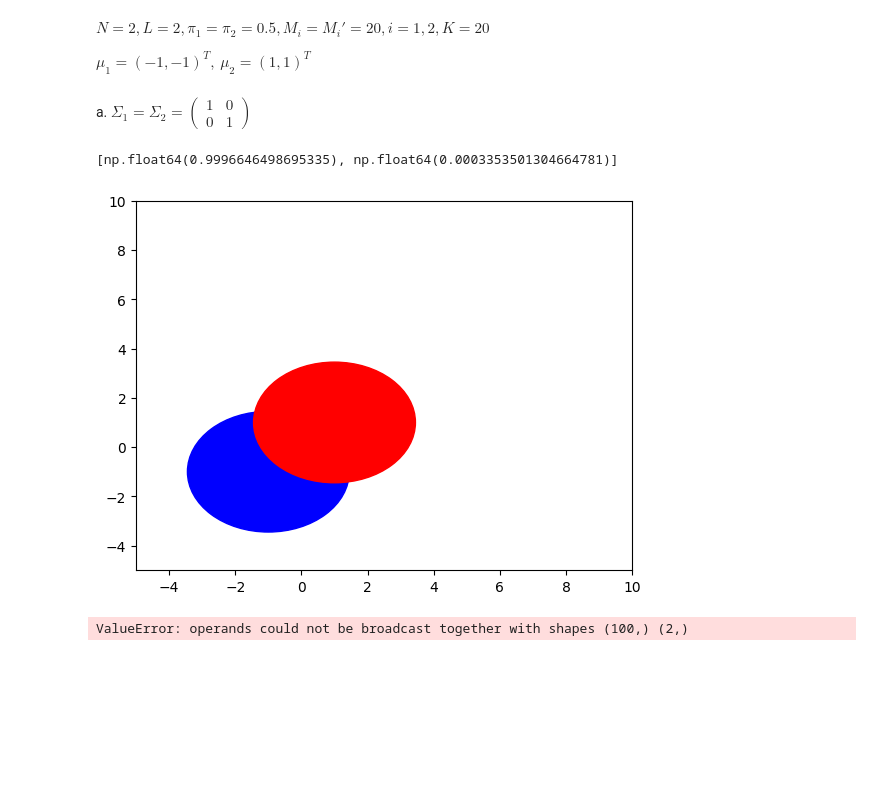
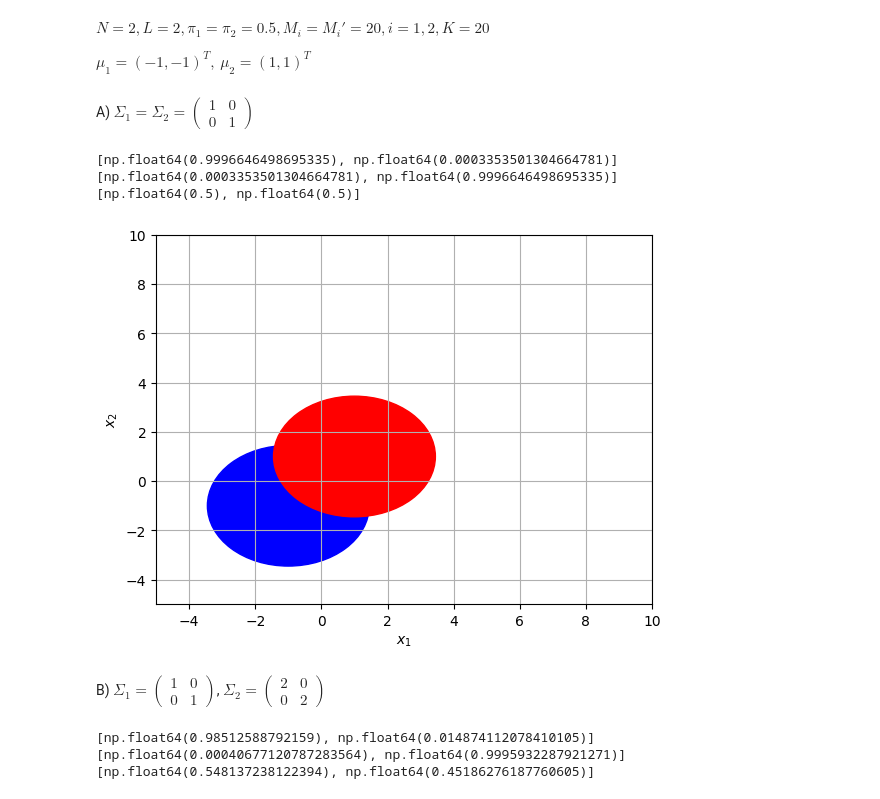
Before and after one commit to Klimentij-Kvl/famcs-archive, a Jupyter notebook: 3-year/Applied Theory of Statistical Solutions/lab3.ipynb, the cells around one changed output. Saved outputs shown, nothing was run; the diff lists cells and outputs as text; code cells hidden in the pictures; blank space fills up the shorter version.

Commit message:
lab3: made with all characteristics

```diff
--- a/3-year/Applied Theory of Statistical Solutions/lab3.ipynb
+++ b/3-year/Applied Theory of Statistical Solutions/lab3.ipynb
@@ -45,3 +77,3 @@ $\mu_1 = (-1, -1)^T,\ \mu_2=(1, 1)^T$
 # %% [markdown]
-a. $\Sigma_1=\Sigma_2=\begin{pmatrix} 1 & 0 \\ 0 & 1 \end{pmatrix}$
+A) $\Sigma_1=\Sigma_2=\begin{pmatrix} 1 & 0 \\ 0 & 1 \end{pmatrix}$
 # %%
@@ -52,9 +82,14 @@ a_priori = [0.5, 0.5]
 # %%
-bc = Bayesian_classifier(2, 2)
-density_1 = bc.gaussian_density(mu_1, sigma)
-density_2 = bc.gaussian_density(mu_2, sigma)
+densities = bc.gaussian_density(mus, sigmas_a)
 
-bc.set_probability_characteristics(a_priori, [density_1, density_2])
-bc.bayesian_classifier(np.array([-2, -2]))
+bc.set_probability_characteristics(a_priori, densities)
+x1 = np.array([-2, -2])
+x2 = np.array([2, 2])
+x3 = np.array([0, 0])
+print(bc.predict(x1))
+print(bc.predict(x2))
+print(bc.predict(x3))
 # %% [output]
 [np.float64(0.9996646498695335), np.float64(0.0003353501304664781)]
+[np.float64(0.0003353501304664781), np.float64(0.9996646498695335)]
+[np.float64(0.5), np.float64(0.5)]
@@ -75,16 +96,14 @@ def plot_ellipsoid(ax, mu: np.ndarray, sigma: np.ndarray, color: str, alpha=0.95
 # %%
 fig, ax = plt.subplots()
 plot_ellipsoid(ax, mu_1, sigma, 'blue')
 plot_ellipsoid(ax, mu_2, sigma, 'red')
 plt.xlim(-5, 10)
+plt.xlabel(r"$x_1$")
 plt.ylim(-5, 10)
+plt.ylabel(r"$x_2$")
+plt.grid()
 plt.show()
 # %% [output]
-[figure, old version]
+[figure, new version]
-# %%
-x = np.linspace(-2, 2, 100)
-y = density_1(x)
-plt.plot(x, y)
-plt.show()
-# %% [output]
-ValueError: operands could not be broadcast together with shapes (100,) (2,)
+# %% [markdown]
+B) $\Sigma_1 = \begin{pmatrix} 1 & 0 \\ 0 & 1 \end{pmatrix}$, $\Sigma_2 = \begin{pmatrix} 2 & 0 \\ 0 & 2 \end{pmatrix}$
@@ -90,0 +115,12 @@ ValueError: operands could not be broadcast together with shapes (100,) (2,)
+# %%
+bc.set_probability_characteristics(a_priori, densities)
+x1 = np.array([-2, -2])
+x2 = np.array([2, 2])
+x3 = np.array([0, 0])
+print(bc.predict(x1))
+print(bc.predict(x2))
+print(bc.predict(x3))
+# %% [output]
+[np.float64(0.98512588792159), np.float64(0.014874112078410105)]
+[np.float64(0.00040677120787283564), np.float64(0.9995932287921271)]
+[np.float64(0.548137238122394), np.float64(0.45186276187760605)]
```
Also changed, not shown: parts of 17 cells of this notebook.
